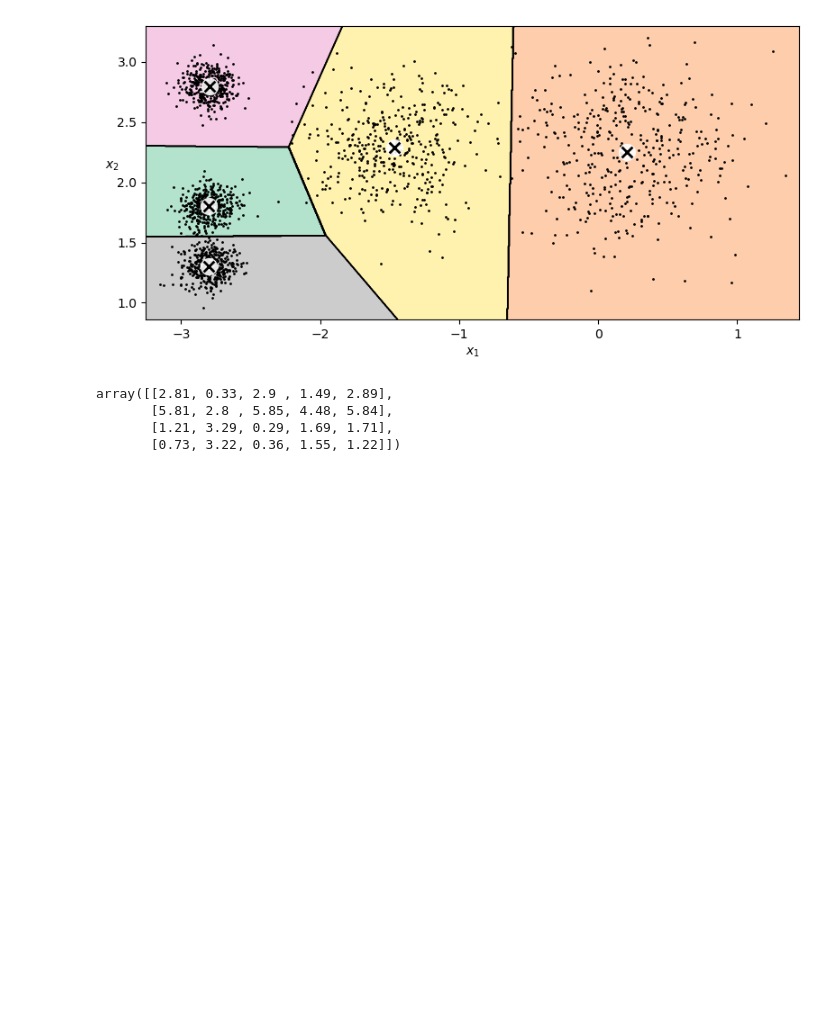
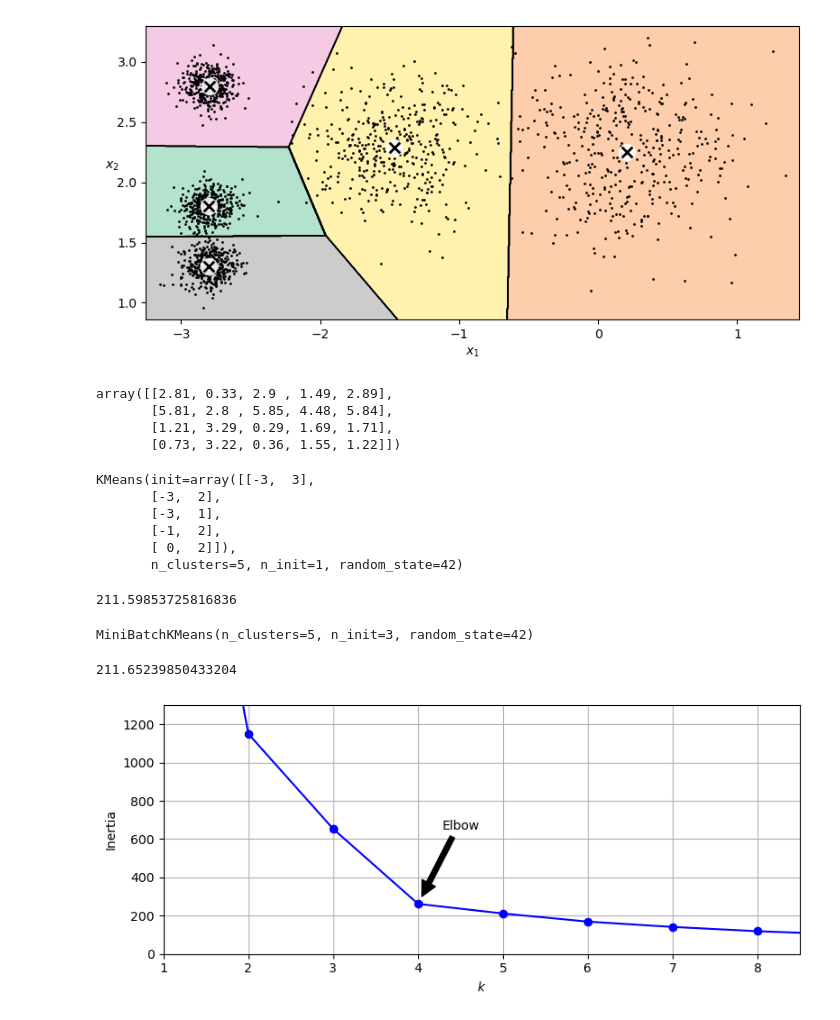
Before and after one commit to goksuturac/Hands_on_ML, a Jupyter notebook: Chapter_9.ipynb, the cells around one changed output. Drawn from its saved outputs; the diff is of its cells as text; code cells hidden in the pictures; blank space fills up the shorter version.

```diff
--- a/Chapter_9.ipynb
+++ b/Chapter_9.ipynb
@@ -120,3 +120,50 @@ array([[2.81, 0.33, 2.9 , 1.49, 2.89],
        [5.81, 2.8 , 5.85, 4.48, 5.84],
        [1.21, 3.29, 0.29, 1.69, 1.71],
        [0.73, 3.22, 0.36, 1.55, 1.22]])
+# %%
+#if you knpw approximately where the centroids should be; you can set the init hyperparameter list of centroids.
+
+good_init = np.array([[-3, 3], [-3, 2], [-3, 1], [-1, 2], [0, 2]])
+kmeans = KMeans(n_clusters=5, init=good_init, n_init=1, random_state=42)
+kmeans.fit(X)
+# %% [output]
+KMeans(init=array([[-3,  3],
+       [-3,  2],
+       [-3,  1],
+       [-1,  2],
+       [ 0,  2]]),
+       n_clusters=5, n_init=1, random_state=42)
+# %%
+# the sum of the squared distances between the instances and their centroids.
+kmeans.inertia_
+# %% [output]
+211.59853725816836
+# %%
+from sklearn.cluster import MiniBatchKMeans
+
+minibatch_kmeans = MiniBatchKMeans(n_clusters=5, n_init=3, random_state=42)
+minibatch_kmeans.fit(X)
+# %% [output]
+MiniBatchKMeans(n_clusters=5, n_init=3, random_state=42)
+# %%
+minibatch_kmeans.inertia_
+# %% [output]
+211.65239850433204
+# %%
+kmeans_per_k = [KMeans(n_clusters=k, n_init=10, random_state=42).fit(X)
+                for k in range(1, 10)]
+inertias = [model.inertia_ for model in kmeans_per_k]
+
+plt.figure(figsize=(8, 3.5))
+plt.plot(range(1, 10), inertias, "bo-")
+plt.xlabel("$k$")
+plt.ylabel("Inertia")
+plt.annotate("", xy=(4, inertias[3]), xytext=(4.45, 650),
+             arrowprops=dict(facecolor='black', shrink=0.1))
+plt.text(4.5, 650, "Elbow", horizontalalignment="center")
+plt.axis([1, 8.5, 0, 1300])
+plt.grid()
+save_fig("inertia_vs_k_plot")
+plt.show()
+# %% [output]
+[figure, added]
```
Also changed, not shown: parts of 5 cells of this notebook, 2 other files.
